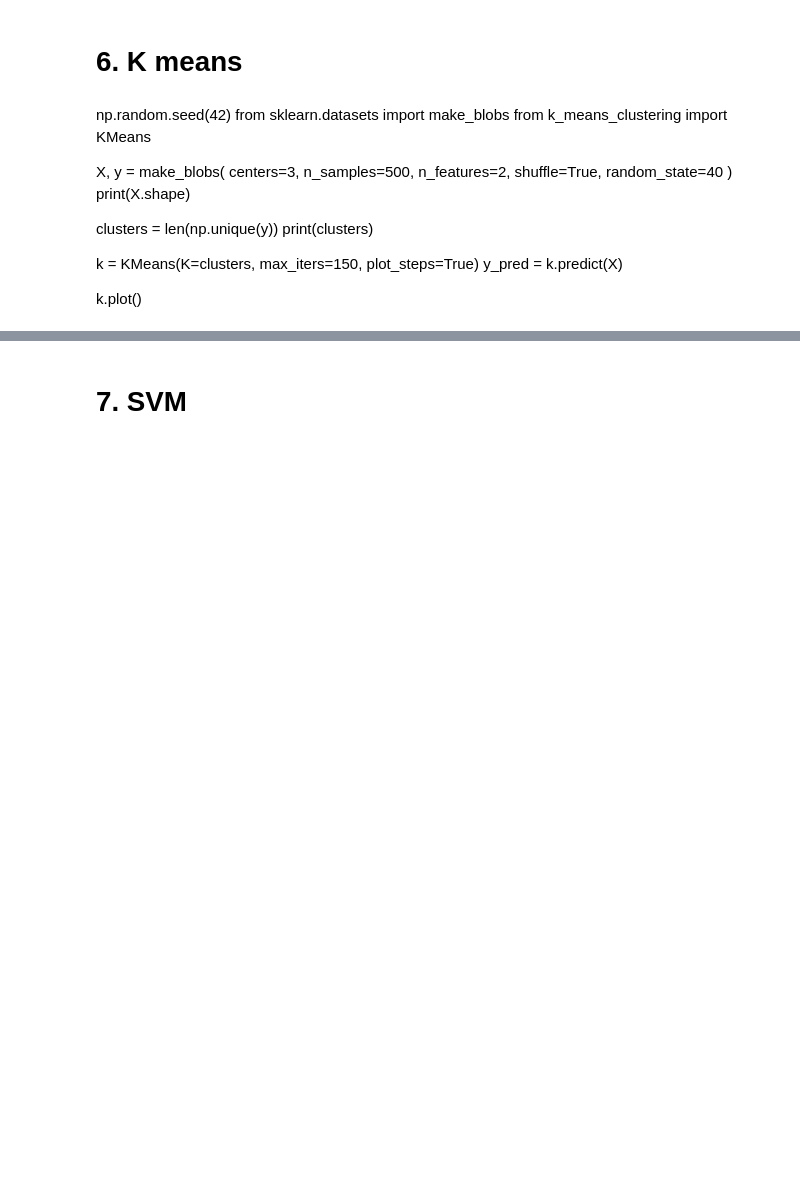
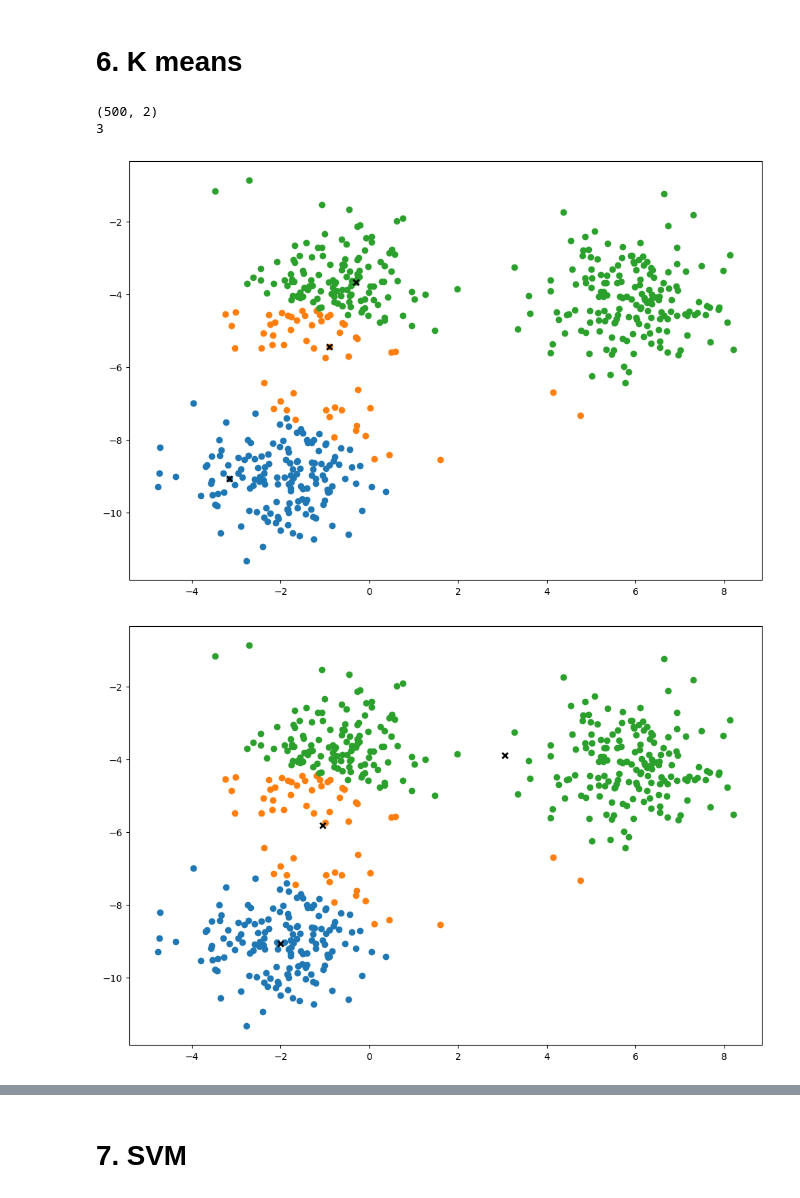
Before and after one commit to niranjan3321/data-science-from-scratch, a Jupyter notebook: train.ipynb, the cells around one changed output, grey strips where cells are left out. Cells and saved outputs as stored; diff of their text form; code cells hidden in the pictures; blank space fills up the shorter version.

```diff
--- a/train.ipynb
+++ b/train.ipynb
@@ -195,21 +211,26 @@ print("Naive Bayes classification accuracy", accuracy(y_test, predictions))
 Naive Bayes classification accuracy 0.965
 # %% [markdown]
 # 6. K means
-# %% [markdown]
-
-np.random.seed(42)
-from sklearn.datasets import make_blobs
-from k_means_clustering import KMeans
-
-X, y = make_blobs(
-    centers=3, n_samples=500, n_features=2, shuffle=True, random_state=40
-)
-print(X.shape)
-
-clusters = len(np.unique(y))
-print(clusters)
-
-k = KMeans(K=clusters, max_iters=150, plot_steps=True)
-y_pred = k.predict(X)
-
-k.plot()
+# %%
+
+np.random.seed(42)
+from sklearn.datasets import make_blobs
+from KMeans import KMeans
+
+X, y = make_blobs(
+    centers=3, n_samples=500, n_features=2, shuffle=True, random_state=40
+)
+print(X.shape)
+
+clusters = len(np.unique(y))
+print(clusters)
+
+k = KMeans(K=clusters, max_iters=150, plot_steps=True)
+y_pred = k.predict(X)
+
+k.plot()
+# %% [output]
+(500, 2)
+3
+[figure, added]
+[figure, added]
```
Also changed, not shown: parts of 18 cells of this notebook, 1 other file.
